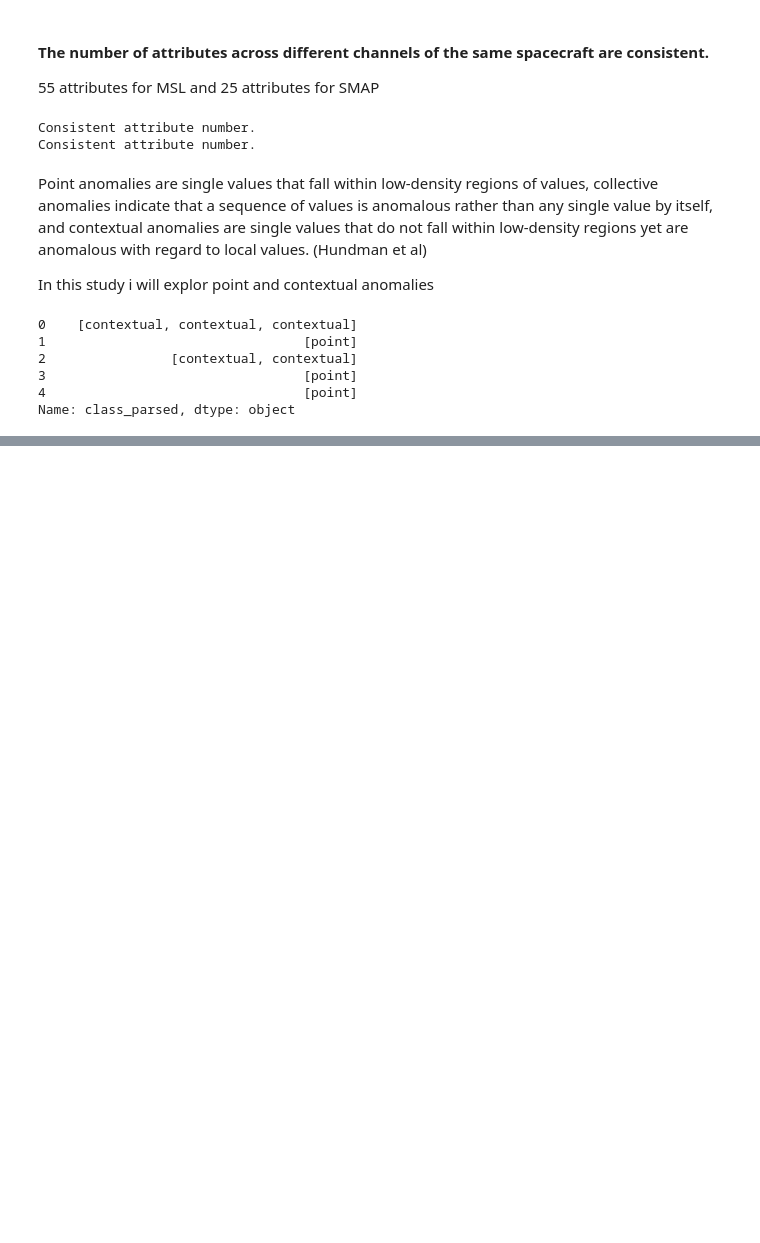
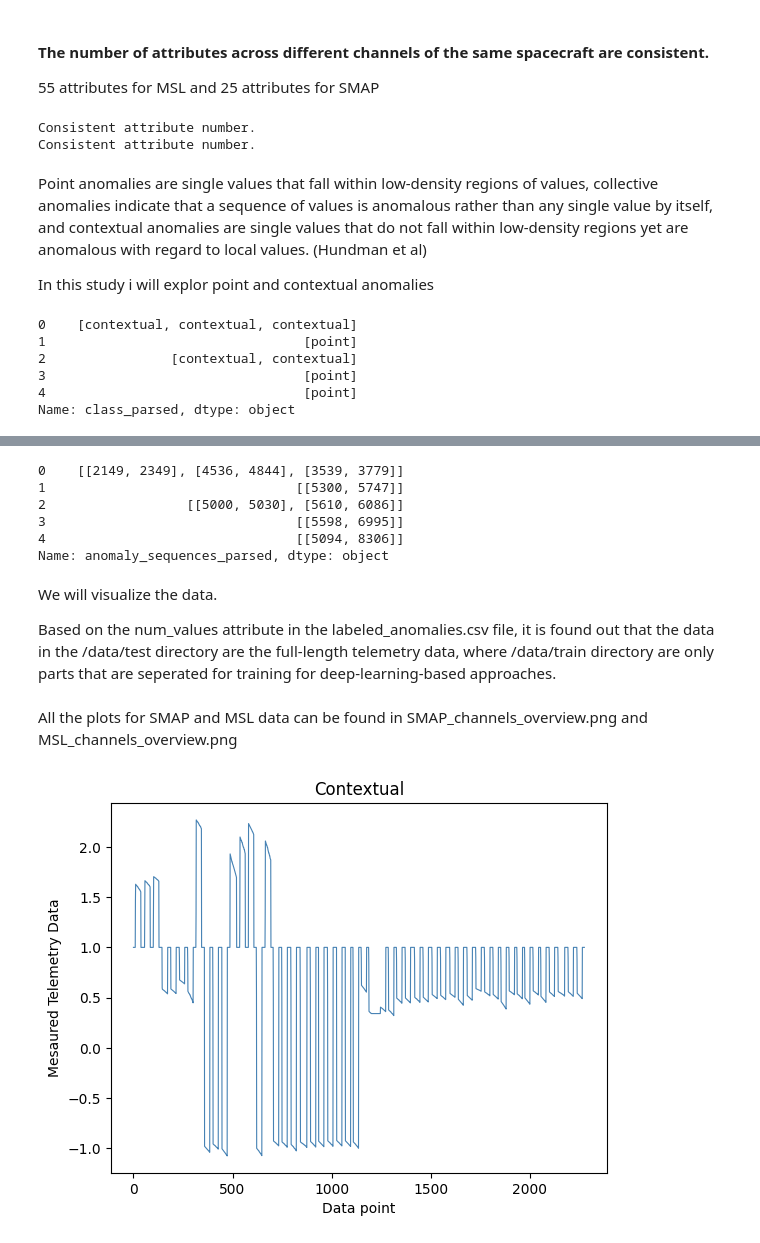
Before and after one commit to elifserra/anomaly-detection-and-characterization-in-nasa-telemetry-data, a Jupyter notebook: data_load_and_preprocess.ipynb, the cells around one changed output, grey strips where cells are left out. Saved outputs shown, nothing was run; the diff lists cells and outputs as text; code cells hidden in the pictures; blank space fills up the shorter version.

```diff
--- a/data_load_and_preprocess.ipynb
+++ b/data_load_and_preprocess.ipynb
@@ -114,3 +130,23 @@ Contextual channels (26): ['P-1', 'E-1', 'E-10', 'E-11', 'E-12', 'E-13', 'A-2',
+# %%
+def parse_anomaly_sequences(sequence_str):
+    # find all pairs of numbers in the string
+    pairs = re.findall(r'\[(\d+),\s*(\d+)\]', sequence_str)
+    # convert to list of [int, int]
+    return [[int(start), int(end)] for start, end in pairs]
+
+labeled_data['anomaly_sequences_parsed'] = labeled_data['anomaly_sequences'].apply(parse_anomaly_sequences)
+print(labeled_data['anomaly_sequences_parsed'].head())
+# %% [output]
+0    [[2149, 2349], [4536, 4844], [3539, 3779]]
+1                                [[5300, 5747]]
+2                  [[5000, 5030], [5610, 6086]]
+3                                [[5598, 6995]]
+4                                [[5094, 8306]]
+Name: anomaly_sequences_parsed, dtype: object
+# %% [markdown]
+We will visualize the data.
+
+Based on the num_values attribute in the labeled_anomalies.csv file, it is found out that the data in the /data/test directory are the full-length telemetry data, where /data/train directory are only parts that are seperated for training for deep-learning-based approaches.
 # %%
 # visualize the data using the labeled csv file to understand the anomalies and the nature of measurements.
 import matplotlib.pyplot as plt
@@ -169,3 +205,23 @@ plot_spacecraft_channels(smap_channels, "SMAP", labeled_data)
 
 # Plot all MSL channels
 plot_spacecraft_channels(msl_channels, "MSL", labeled_data)
+# %%
+def plot_channel_reading(chan: str, title: str):
+
+    dir = f"data/data/data/test/{chan}.npy"
+    raw_data = np.load(dir)
+    sensor_reading = raw_data[:, 0] # get the sensor reading
+
+    plt.xlabel("Data point")
+    plt.ylabel("Mesaured Telemetry Data")
+    plt.title(title)
+
+    # Plot sensor reading
+    plt.plot(sensor_reading, color='steelblue', linewidth=0.8, label='Sensor Reading', )
+# %% [markdown]
+All the plots for SMAP and MSL data can be found in SMAP_channels_overview.png and MSL_channels_overview.png
+# %%
+# Quick visualization for one point and one contextual anomaly channel.
+plot_channel_reading("M-1", "Contextual")
+# %% [output]
+[figure, added]
```
Also changed, not shown: parts of 10 cells of this notebook, 5 other files.
